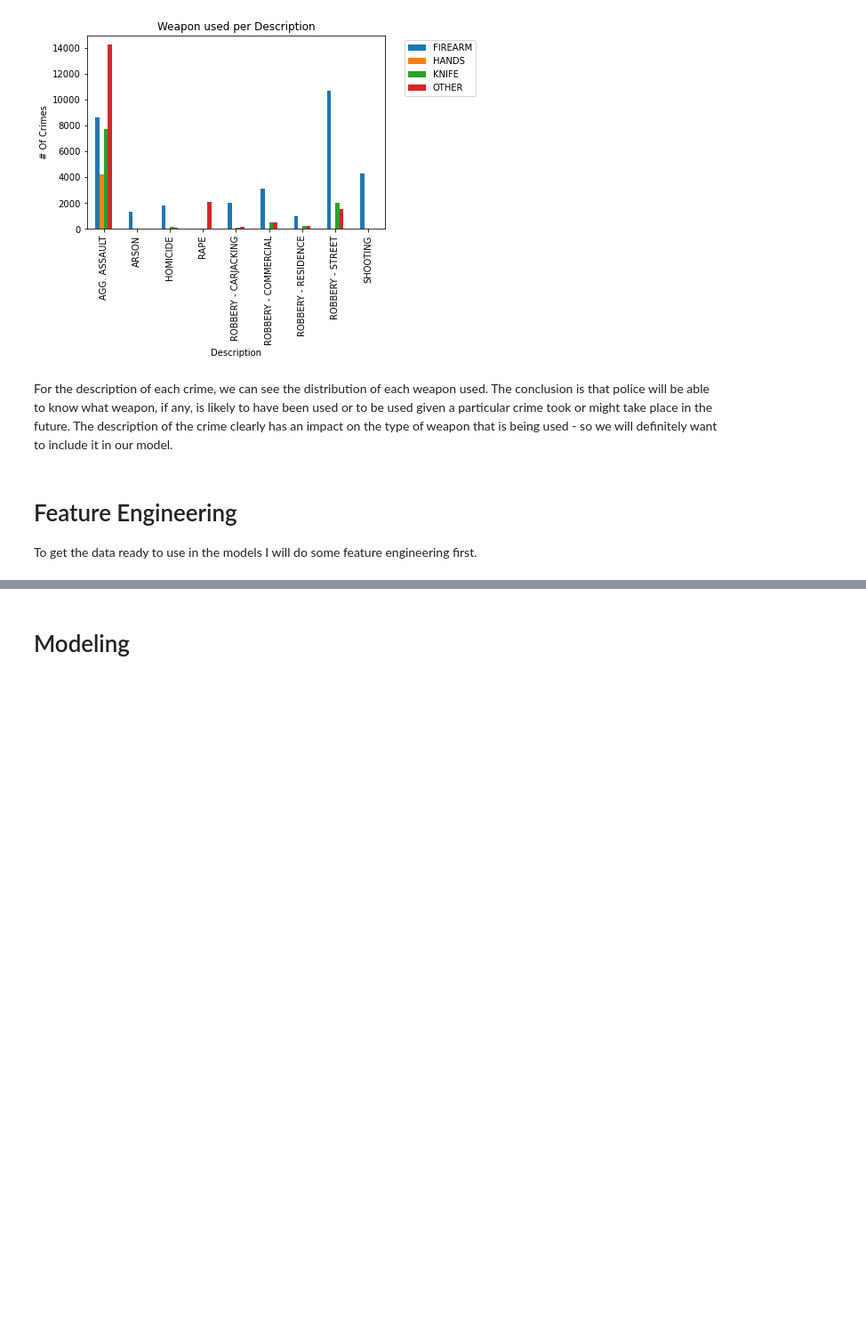
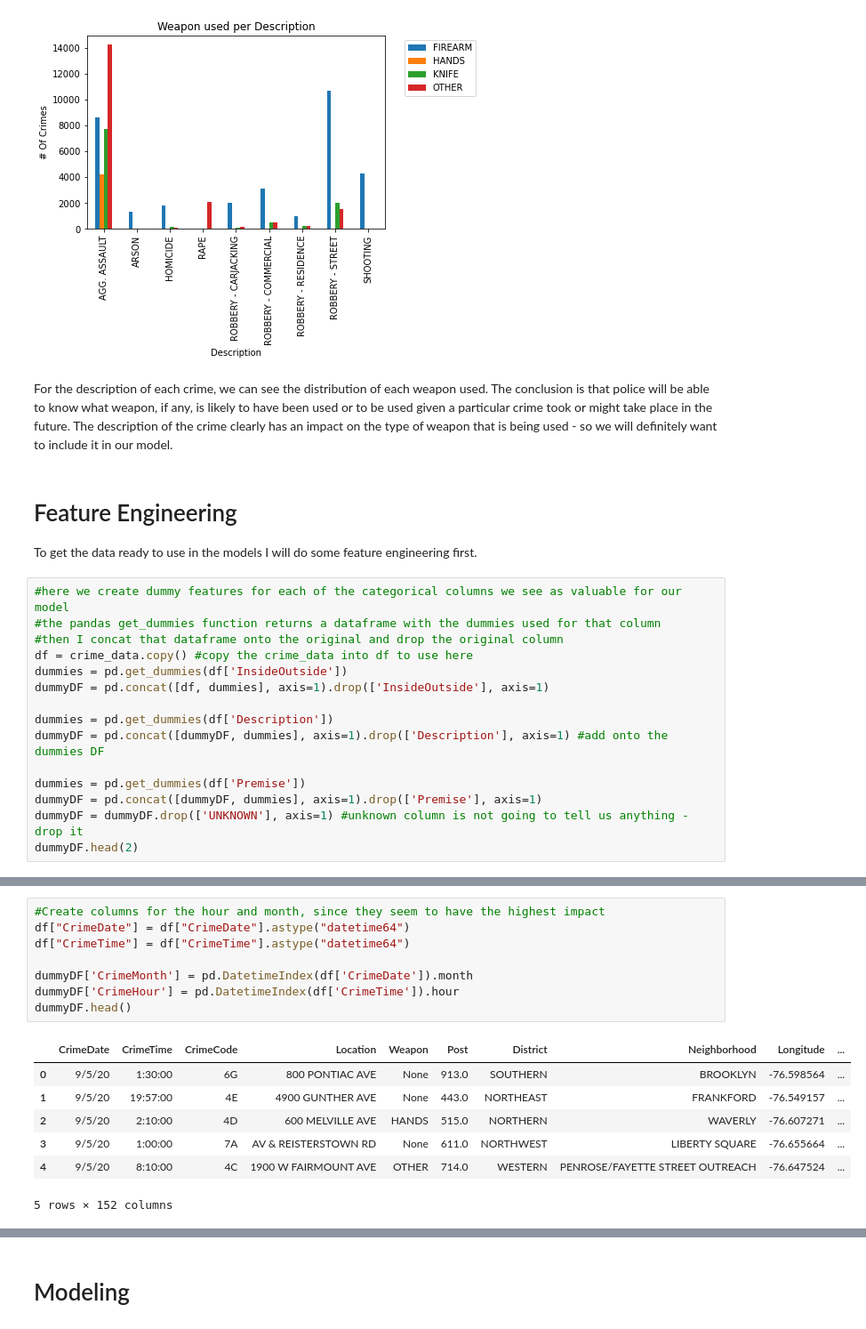
Before and after one commit to zvance1/predict-crime, a Jupyter notebook: notebooks/technical_report.ipynb, the cells around one changed output, grey strips where cells are left out. Shown at 89% size. Saved outputs shown, nothing was run; the diff lists cells and outputs as text; blank space fills up the shorter version.

```diff
--- a/notebooks/technical_report.ipynb
+++ b/notebooks/technical_report.ipynb
@@ -311,3 +323,18 @@ For the description of each crime, we can see the distribution of each weapon us
 # Feature Engineering
 
 To get the data ready to use in the models I will do some feature engineering first.
+# %%
+#here we create dummy features for each of the categorical columns we see as valuable for our model
+#the pandas get_dummies function returns a dataframe with the dummies used for that column
+#then I concat that dataframe onto the original and drop the original column
+df = crime_data.copy() #copy the crime_data into df to use here
+dummies = pd.get_dummies(df['InsideOutside'])
+dummyDF = pd.concat([df, dummies], axis=1).drop(['InsideOutside'], axis=1)
+
+dummies = pd.get_dummies(df['Description'])
+dummyDF = pd.concat([dummyDF, dummies], axis=1).drop(['Description'], axis=1) #add onto the dummies DF
+
+dummies = pd.get_dummies(df['Premise'])
+dummyDF = pd.concat([dummyDF, dummies], axis=1).drop(['Premise'], axis=1)
+dummyDF = dummyDF.drop(['UNKNOWN'], axis=1) #unknown column is not going to tell us anything - drop it
+dummyDF.head(2)
@@ -313,0 +348,16 @@ To get the data ready to use in the models I will do some feature engineering fi
+# %%
+#Create columns for the hour and month, since they seem to have the highest impact
+df["CrimeDate"] = df["CrimeDate"].astype("datetime64")
+df["CrimeTime"] = df["CrimeTime"].astype("datetime64")
+
+dummyDF['CrimeMonth'] = pd.DatetimeIndex(df['CrimeDate']).month
+dummyDF['CrimeHour'] = pd.DatetimeIndex(df['CrimeTime']).hour
+dummyDF.head()
+# %% [output]
+|  | CrimeDate | CrimeTime | CrimeCode | Location | Weapon | Post | District | Neighborhood | Longitude | ... |
+| 0 | 9/5/20 | 1:30:00 | 6G | 800 PONTIAC AVE | None | 913.0 | SOUTHERN | BROOKLYN | -76.598564 | ... |
+| 1 | 9/5/20 | 19:57:00 | 4E | 4900 GUNTHER AVE | None | 443.0 | NORTHEAST | FRANKFORD | -76.549157 | ... |
+| 2 | 9/5/20 | 2:10:00 | 4D | 600 MELVILLE AVE | HANDS | 515.0 | NORTHERN | WAVERLY | -76.607271 | ... |
+| 3 | 9/5/20 | 1:00:00 | 7A | AV & REISTERSTOWN RD | None | 611.0 | NORTHWEST | LIBERTY SQUARE | -76.655664 | ... |
+| 4 | 9/5/20 | 8:10:00 | 4C | 1900 W FAIRMOUNT AVE | OTHER | 714.0 | WESTERN | PENROSE/FAYETTE STREET OUTREACH | -76.647524 | ... |
+5 rows × 152 columns
```
Also changed, not shown: parts of 40 cells of this notebook, 3 other files.
